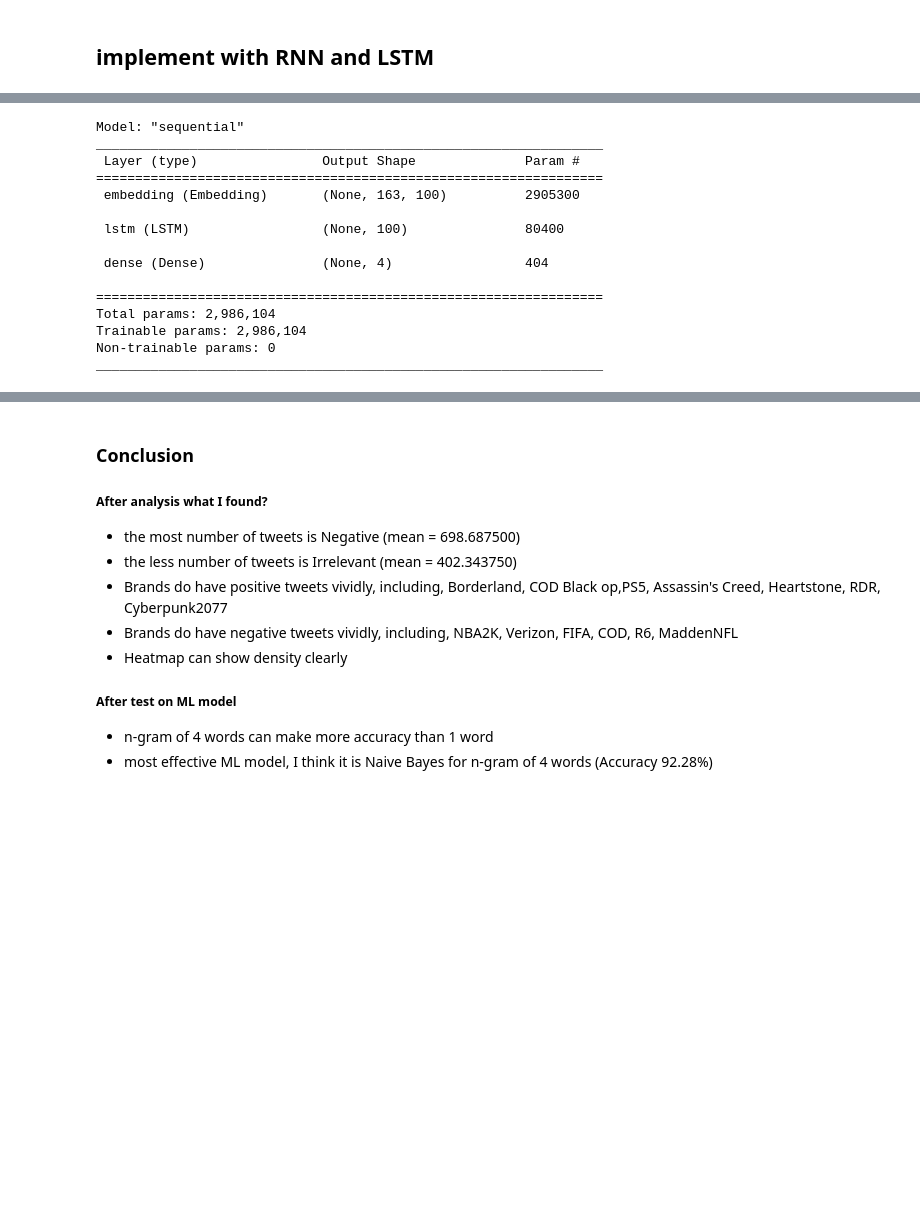
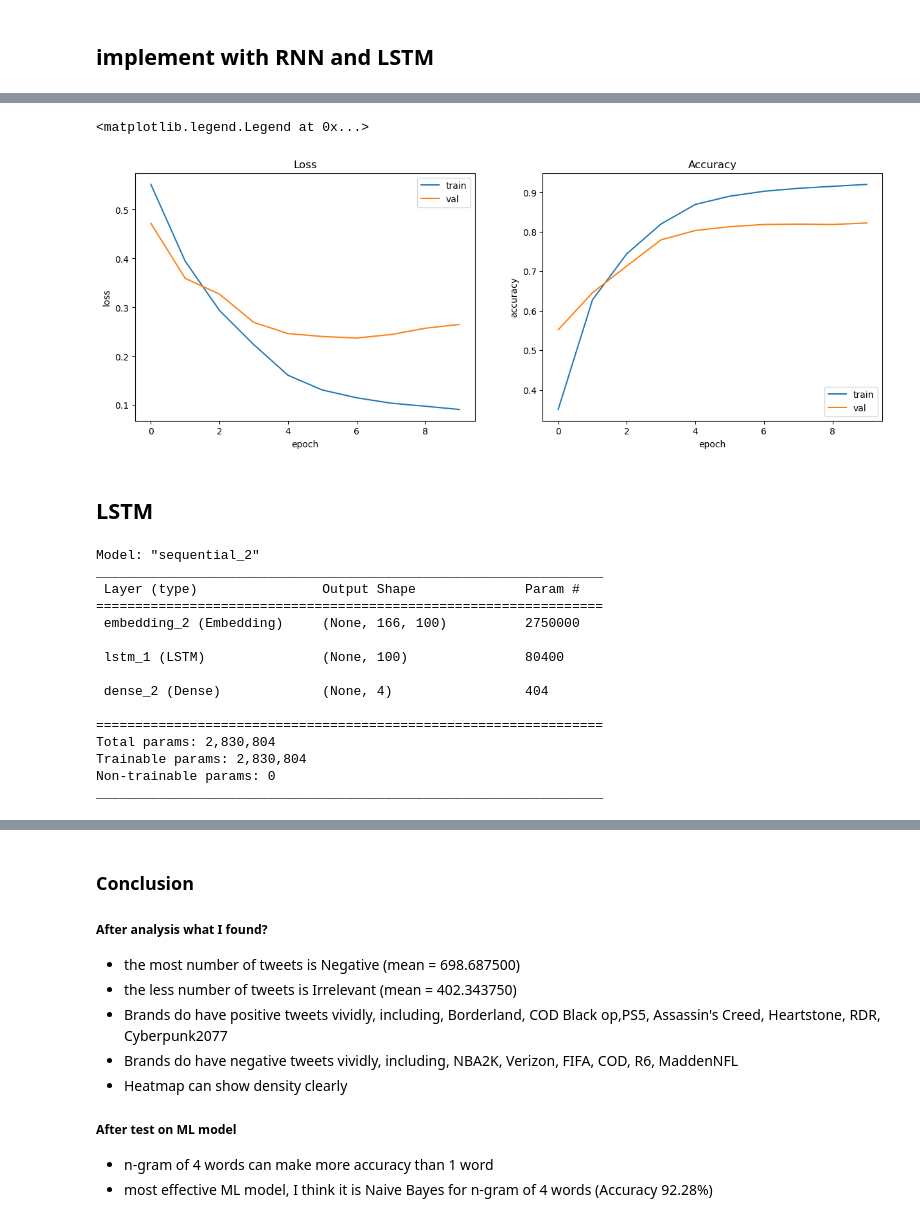
Before and after one commit to balliolon2/Projects, a Jupyter notebook: Twitter Sentiment Analysis (Kaggle)/Twitter Sentiment Analysis.ipynb, the cells around one changed output, grey strips where cells are left out. Saved outputs shown, nothing was run; the diff lists cells and outputs as text; code cells hidden in the pictures; blank space fills up the shorter version.

```diff
--- a/Twitter Sentiment Analysis (Kaggle)/Twitter Sentiment Analysis.ipynb
+++ b/Twitter Sentiment Analysis (Kaggle)/Twitter Sentiment Analysis.ipynb
@@ -883,0 +894,13 @@ array([[    0,     0,     0, ...,   128,   246,    11],
+# %%
+rnn_hidden_dim = 5
+word_embedding_dim = 100
+rnn = Sequential()
+rnn.add(Embedding(max_features, word_embedding_dim))
+rnn.add(SimpleRNN(rnn_hidden_dim,
+                    kernel_initializer=initializers.RandomNormal(stddev=0.001),
+                    recurrent_initializer=initializers.Identity(gain=1.0),
+                    activation='relu',
+                    input_shape=X_train.shape[1:]))
+
+rnn.add(Dense(4, activation='sigmoid'))
+rnn.summary()
@@ -883,0 +923,7 @@ array([[    0,     0,     0, ...,   128,   246,    11],
+# %%
+rnn.compile(loss='binary_crossentropy',optimizer='adam',metrics=['accuracy'])
+# %%
+rnn_history = rnn.fit(X_train, y_train,
+          batch_size=batch_size,
+          epochs=10,
+          validation_data=(X_val, y_val))
@@ -884,27 +957,47 @@ array([[    0,     0,     0, ...,   128,   246,    11],
+# %%
+fig, (ax1, ax2) = plt.subplots(1, 2 , figsize=(15,5))
+
+ax1.set_title('Loss')
+ax1.set_ylabel('loss')
+ax1.set_xlabel('epoch')
+ax1.plot(rnn_history.history['loss'])
+ax1.plot(rnn_history.history['val_loss'])
+ax1.legend(['train', 'val'], loc='upper right')
+
+
+ax2.set_title('Accuracy')
+ax2.set_ylabel('accuracy')
+ax2.set_xlabel('epoch')
+ax2.plot(rnn_history.history['accuracy'])
+ax2.plot(rnn_history.history['val_accuracy'])
+ax2.legend(['train', 'val'], loc='lower right')
+# %% [output]
+<matplotlib.legend.Legend at 0x...>
+[figure, added]
+# %% [markdown]
+## LSTM
 # %%
-input_length = 163
+lstm = Sequential()
+lstm.add(Embedding(input_dim=len(word_index) + 1, output_dim=100, input_length=seq_length))
+lstm.add(LSTM(100, dropout=0.2, recurrent_dropout=0.2))
+lstm.add(Dense(4, activation='softmax'))
 
-model = Sequential()
-model.add(Embedding(input_dim=len(word_index) + 1, output_dim=100, input_length=input_length))
-model.add(LSTM(100, dropout=0.2, recurrent_dropout=0.2))
-model.add(Dense(4, activation='softmax'))
-
-model.compile(loss='categorical_crossentropy', optimizer='adam', metrics=['accuracy'])
-model.summary()
+lstm.compile(loss='categorical_crossentropy', optimizer='adam', metrics=['accuracy'])
+lstm.summary()
 # %% [output]
-Model: "sequential"
+Model: "sequential_2"
 _________________________________________________________________
  Layer (type)                Output Shape              Param #
 =================================================================
- embedding (Embedding)       (None, 163, 100)          2905300
+ embedding_2 (Embedding)     (None, 166, 100)          2750000
 
- lstm (LSTM)                 (None, 100)               80400
+ lstm_1 (LSTM)               (None, 100)               80400
 
- dense (Dense)               (None, 4)                 404
+ dense_2 (Dense)             (None, 4)                 404
 
 =================================================================
-Total params: 2,986,104
-Trainable params: 2,986,104
+Total params: 2,830,804
+Trainable params: 2,830,804
 Non-trainable params: 0
 _________________________________________________________________
 # %%
```
Also changed, not shown: parts of 57 cells of this notebook, 1 other file.
